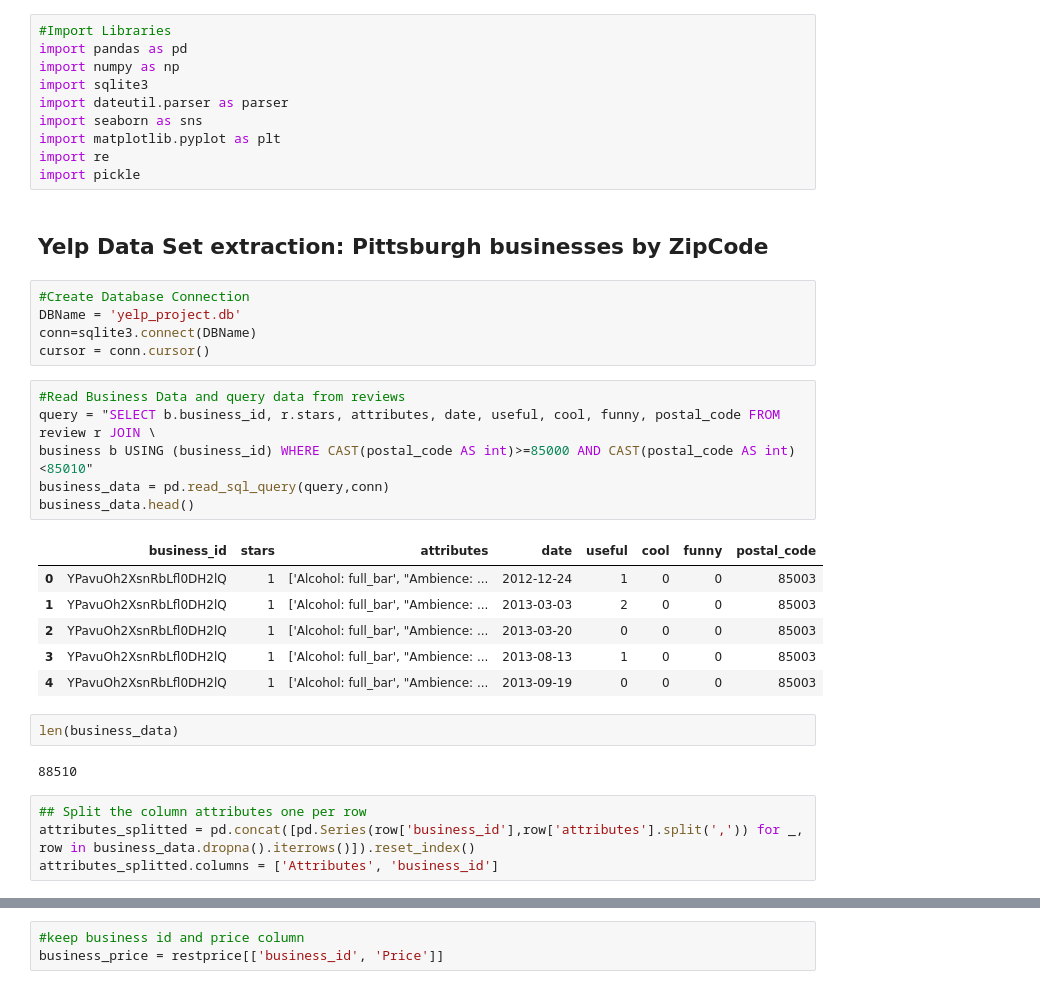
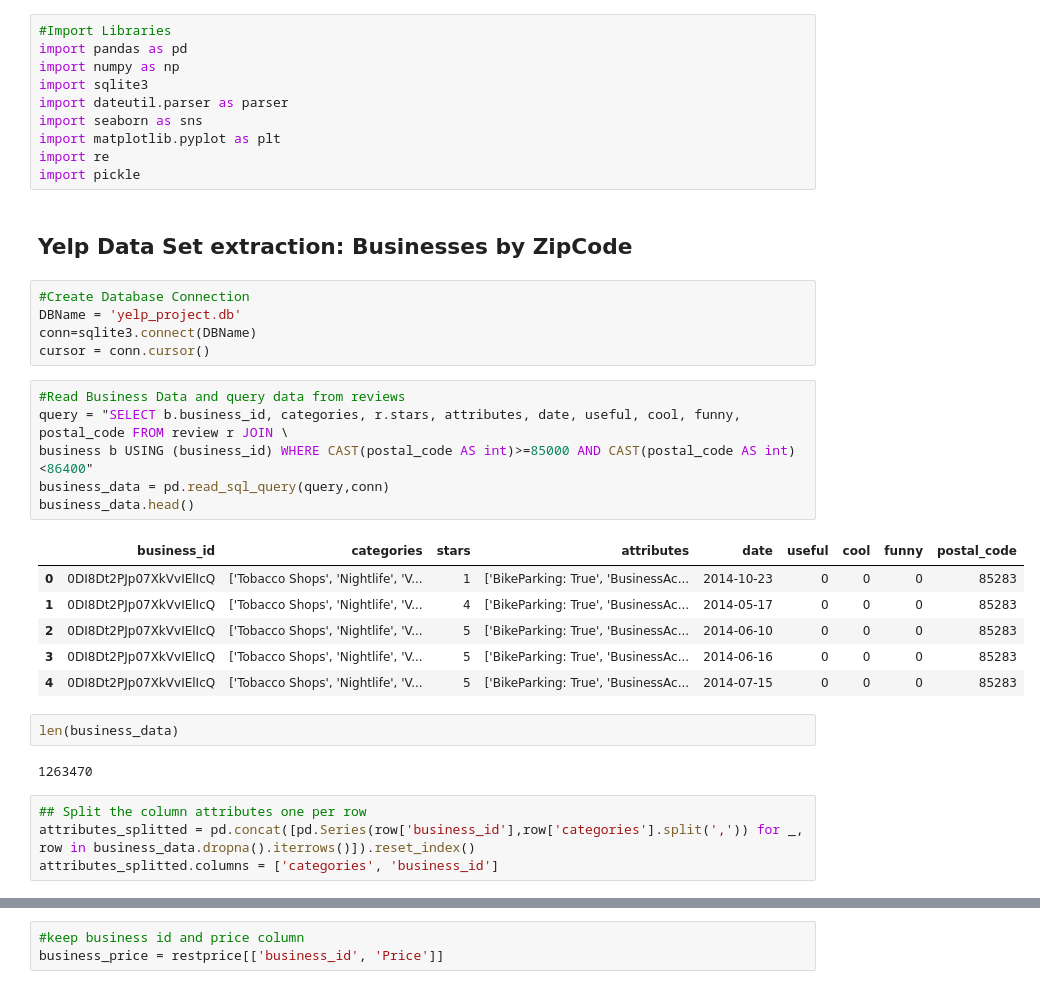
Before and after one commit to joroscha/ml, a Jupyter notebook: Feature Creation All Zip.ipynb, the cells around one changed output, grey strips where cells are left out. Drawn from its saved outputs; the diff is of its cells as text.

```diff
--- a/Feature Creation All Zip.ipynb
+++ b/Feature Creation All Zip.ipynb
@@ -13,7 +13,7 @@ import matplotlib.pyplot as plt
 import re
 import pickle
 # %% [markdown]
-## Yelp Data Set extraction: Pittsburgh businesses by ZipCode
+## Yelp Data Set extraction: Businesses by ZipCode
 # %%
 #Create Database Connection
 DBName = 'yelp_project.db'
@@ -21,22 +21,22 @@ conn=sqlite3.connect(DBName)
 cursor = conn.cursor()
 # %%
 #Read Business Data and query data from reviews
-query = "SELECT b.business_id, r.stars, attributes, date, useful, cool, funny, postal_code FROM review r JOIN \
-business b USING (business_id) WHERE CAST(postal_code AS int)>=85000 AND CAST(postal_code AS int)<85010"
+query = "SELECT b.business_id, categories, r.stars, attributes, date, useful, cool, funny, postal_code FROM review r JOIN \
+business b USING (business_id) WHERE CAST(postal_code AS int)>=85000 AND CAST(postal_code AS int)<86400"
 business_data = pd.read_sql_query(query,conn)
 business_data.head()
 # %% [output]
-|  | business_id | stars | attributes | date | useful | cool | funny | postal_code |
-| 0 | YPavuOh2XsnRbLfl0DH2lQ | 1 | ['Alcohol: full_bar', "Ambience: ... | 2012-12-24 | 1 | 0 | 0 | 85003 |
-| 1 | YPavuOh2XsnRbLfl0DH2lQ | 1 | ['Alcohol: full_bar', "Ambience: ... | 2013-03-03 | 2 | 0 | 0 | 85003 |
-| 2 | YPavuOh2XsnRbLfl0DH2lQ | 1 | ['Alcohol: full_bar', "Ambience: ... | 2013-03-20 | 0 | 0 | 0 | 85003 |
-| 3 | YPavuOh2XsnRbLfl0DH2lQ | 1 | ['Alcohol: full_bar', "Ambience: ... | 2013-08-13 | 1 | 0 | 0 | 85003 |
-| 4 | YPavuOh2XsnRbLfl0DH2lQ | 1 | ['Alcohol: full_bar', "Ambience: ... | 2013-09-19 | 0 | 0 | 0 | 85003 |
+|  | business_id | categories | stars | attributes | date | useful | cool | funny | postal_code |
+| 0 | 0DI8Dt2PJp07XkVvIElIcQ | ['Tobacco Shops', 'Nightlife', 'V... | 1 | ['BikeParking: True', 'BusinessAc... | 2014-10-23 | 0 | 0 | 0 | 85283 |
+| 1 | 0DI8Dt2PJp07XkVvIElIcQ | ['Tobacco Shops', 'Nightlife', 'V... | 4 | ['BikeParking: True', 'BusinessAc... | 2014-05-17 | 0 | 0 | 0 | 85283 |
+| 2 | 0DI8Dt2PJp07XkVvIElIcQ | ['Tobacco Shops', 'Nightlife', 'V... | 5 | ['BikeParking: True', 'BusinessAc... | 2014-06-10 | 0 | 0 | 0 | 85283 |
+| 3 | 0DI8Dt2PJp07XkVvIElIcQ | ['Tobacco Shops', 'Nightlife', 'V... | 5 | ['BikeParking: True', 'BusinessAc... | 2014-06-16 | 0 | 0 | 0 | 85283 |
+| 4 | 0DI8Dt2PJp07XkVvIElIcQ | ['Tobacco Shops', 'Nightlife', 'V... | 5 | ['BikeParking: True', 'BusinessAc... | 2014-07-15 | 0 | 0 | 0 | 85283 |
 # %%
 len(business_data)
 # %% [output]
-88510
+1263470
 # %%
 ## Split the column attributes one per row
-attributes_splitted = pd.concat([pd.Series(row['business_id'],row['attributes'].split(',')) for _, row in business_data.dropna().iterrows()]).reset_index()
-attributes_splitted.columns = ['Attributes', 'business_id']
+attributes_splitted = pd.concat([pd.Series(row['business_id'],row['categories'].split(',')) for _, row in business_data.dropna().iterrows()]).reset_index()
+attributes_splitted.columns = ['categories', 'business_id']
```
Also changed, not shown: parts of 76 cells of this notebook, 2 other files.
